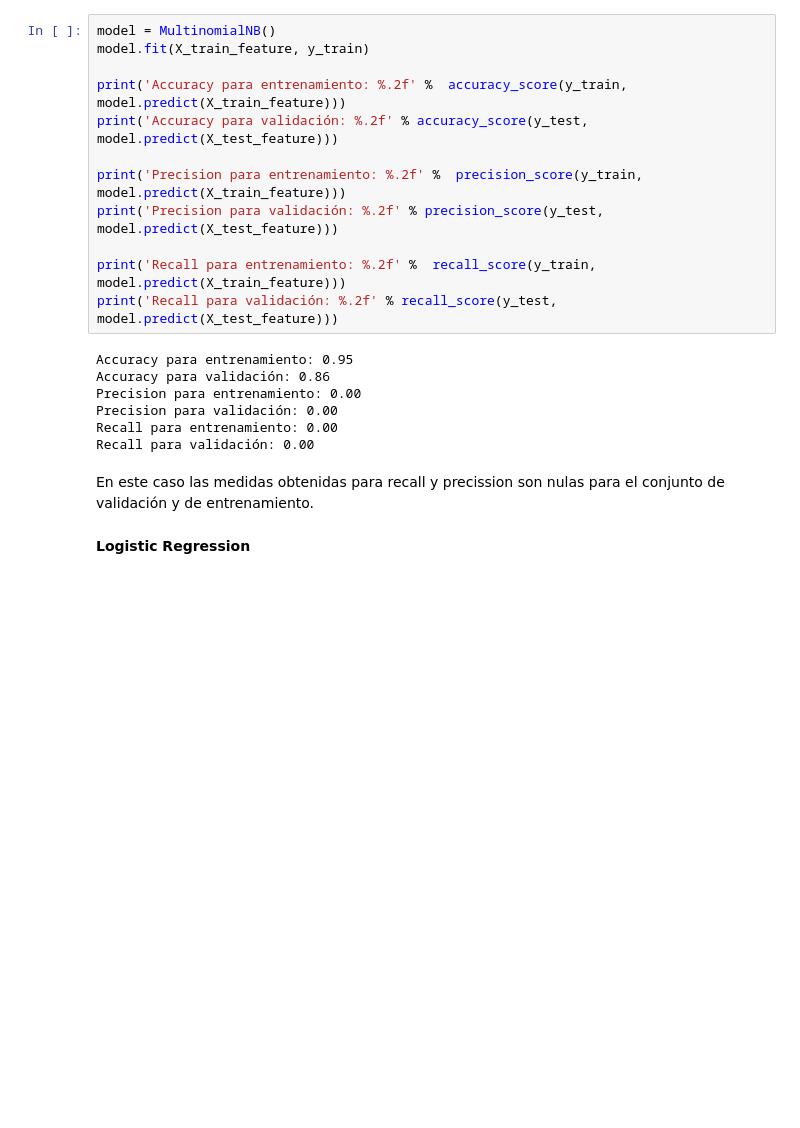
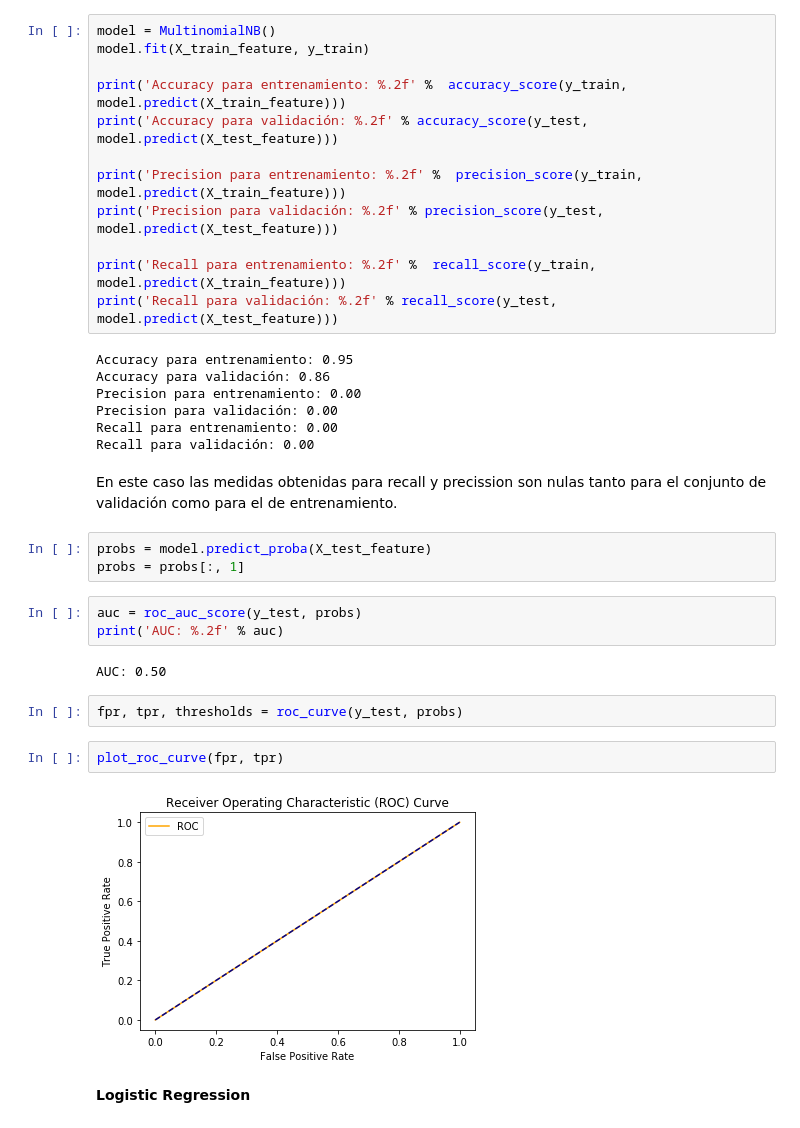
Before and after one commit to dbourdin/diplodatos-mentorias, a Jupyter notebook: AprendizajeAutomatico/retail_data_analytics.ipynb, the cells around one changed output. Drawn from its saved outputs; the diff is of its cells as text; blank space fills up the shorter version.

```diff
--- a/AprendizajeAutomatico/retail_data_analytics.ipynb
+++ b/AprendizajeAutomatico/retail_data_analytics.ipynb
@@ -267,7 +281,21 @@ Precision para validación: 0.00
 Recall para entrenamiento: 0.00
 Recall para validación: 0.00
 # %% [markdown]
-En este caso las medidas obtenidas para recall y precission son nulas para el conjunto de validación y de entrenamiento.
+En este caso las medidas obtenidas para recall y precission son nulas tanto para el conjunto de validación como para el de entrenamiento.
+# %%
+probs = model.predict_proba(X_test_feature)
+probs = probs[:, 1]
+# %%
+auc = roc_auc_score(y_test, probs)
+print('AUC: %.2f' % auc)
+# %% [output]
+AUC: 0.50
+# %%
+fpr, tpr, thresholds = roc_curve(y_test, probs)
+# %%
+plot_roc_curve(fpr, tpr)
+# %% [output]
+[figure, added]
 # %% [markdown]
 **Logistic Regression**
 # %%
```
Also changed, not shown: parts of 14 cells of this notebook, 1 other file.
